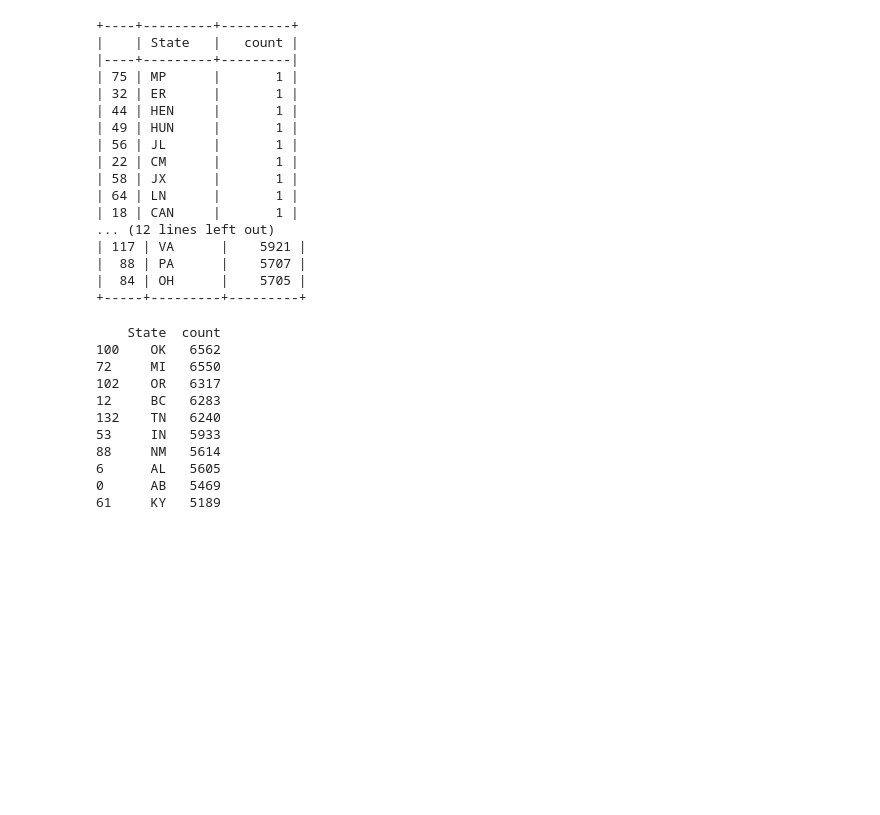
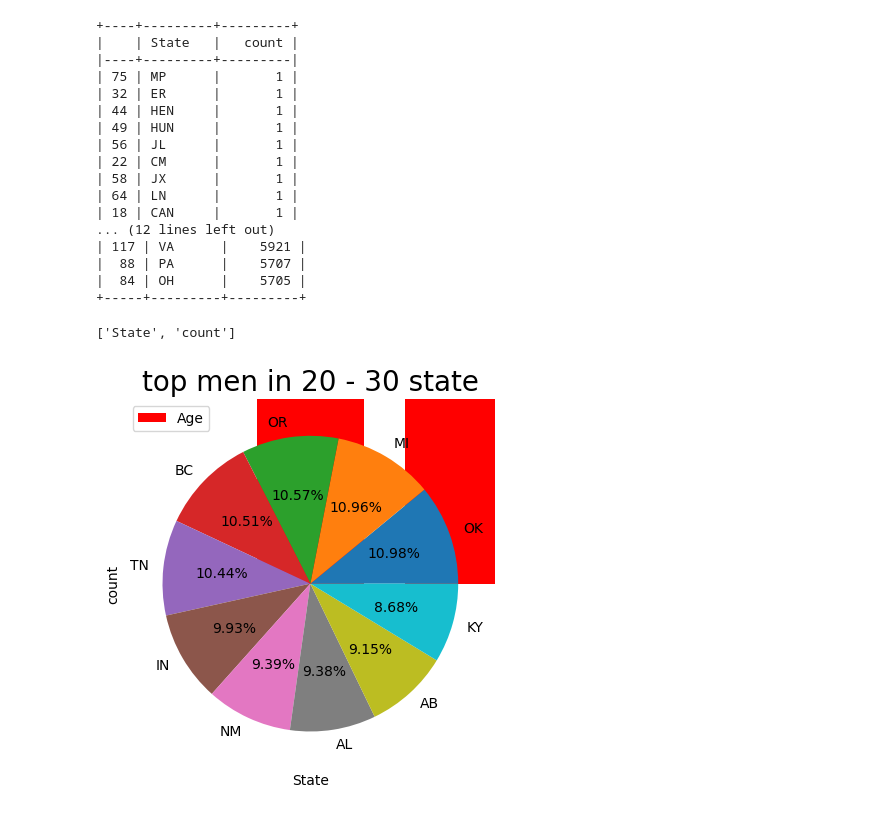
Before and after one commit to rekhachakkara/python_projects, a Jupyter notebook: powerlifting.ipynb, the cells around one changed output. Cells and saved outputs as stored; diff of their text form; code cells hidden in the pictures; blank space fills up the shorter version.

```diff
--- a/powerlifting.ipynb
+++ b/powerlifting.ipynb
@@ -52,25 +52,32 @@ pretty_print(Sorted_fem,10)
 # %%
 #Plot pie chart and bar chart for Men Top 20-30 states. Matplotlib and Seaborn
 from os import lockf
 import pandas as pd
+import html
+import matplotlib.pyplot as plt
 from tabulate import tabulate # tabulate helps to convert the data into tabular form with heares and format eype
 data_excel_top = pd.read_csv("/content/drive/MyDrive/Data_set_rekha/openpowerlifting.csv")
 df_usa_men = data_excel_top[(data_excel_top["Sex"] == "M") & (data_excel_top["Country"] == "USA")]
 df_state = data_excel_top.loc[data_excel_top['Sex'] == "M"].groupby(['State']).size().to_frame('count').reset_index()
 df_usa_men_sorted = df_state.sort_values(by='count',ascending=False)
 #print(df_usa_men.head())
 #print(df_state.head())
 #print(df_usa_men_sorted.head())
-print(df_usa_men_sorted.iloc[20:30])
+df_men = df_usa_men_sorted.iloc[20:30]
+x = list(df_men["State"])
+y = list(df_men["count"])
+plt.bar(x, y, color='r', width=0.72, label="Age")
+plt.xlabel("State")
+plt.ylabel("count")
+plt.title("top 20 -30 men in state")
+plt.legend()
+plt.show
+print('\n')
+
+plt.pie(y,labels=x,autopct='%.2f%%')
+plt.title("top men in 20 - 30 state", fontsize=20)
+plt.show
+print(list(df_men))
 # %% [output]
-    State  count
-100    OK   6562
-72     MI   6550
-102    OR   6317
-12     BC   6283
-132    TN   6240
-53     IN   5933
-88     NM   5614
-6      AL   5605
-0      AB   5469
-61     KY   5189
+['State', 'count']
+[figure, added]
```
Also changed, not shown: parts of 1 cell of this notebook.
